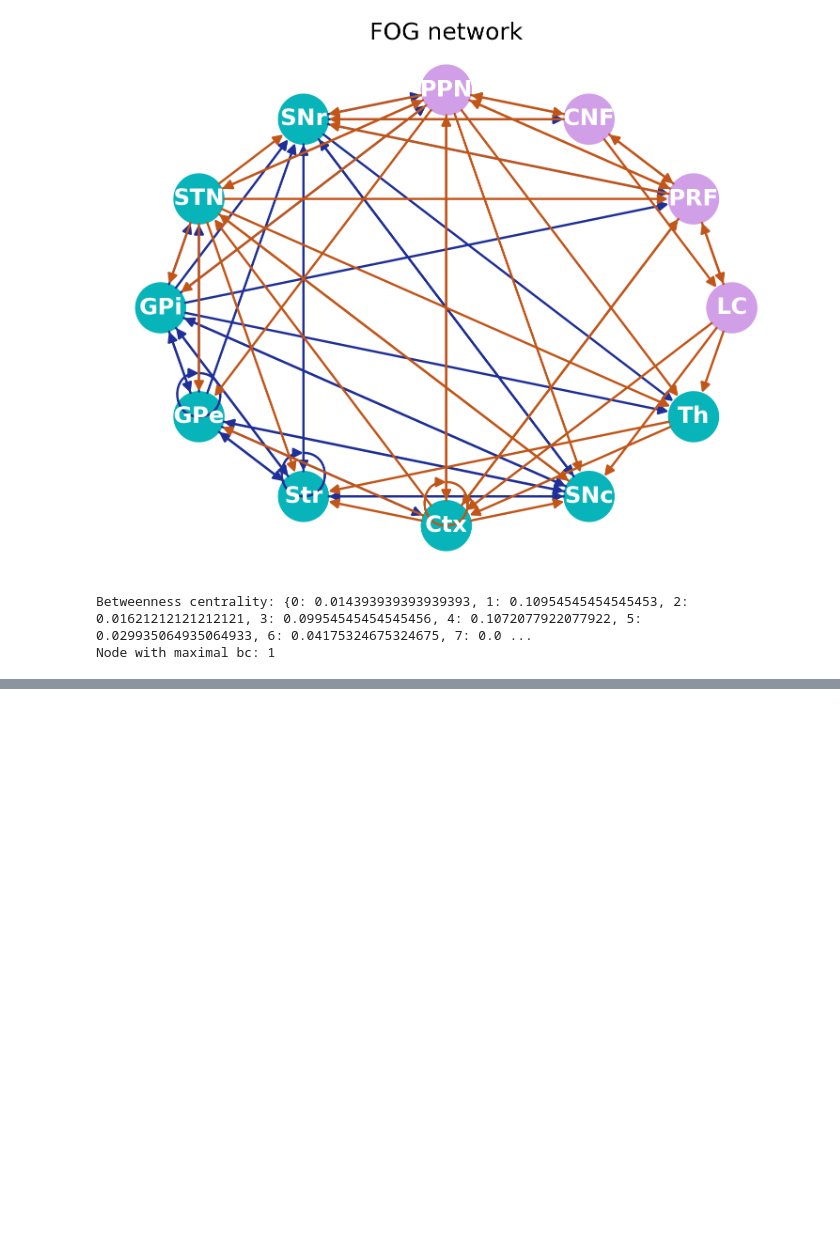
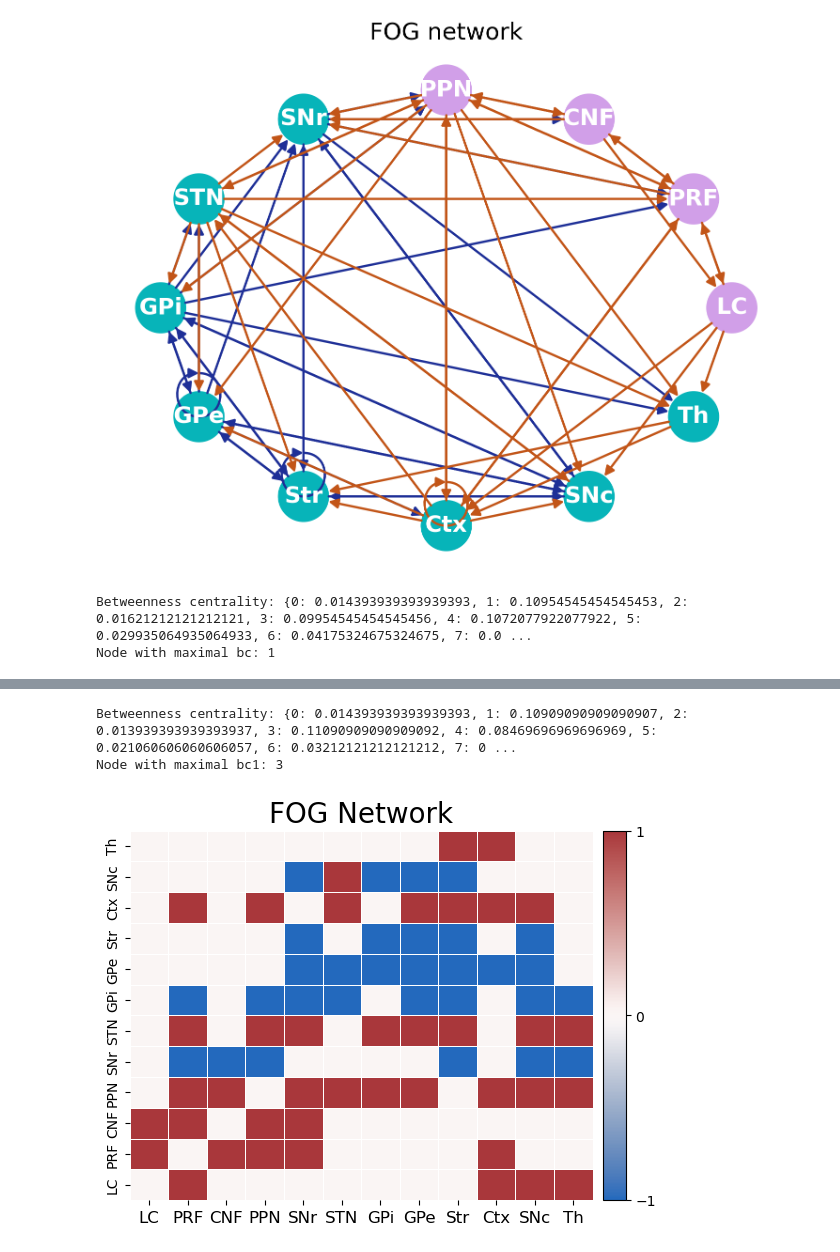
Before and after one commit to Linnea133/schuelerpraktikum, a Jupyter notebook: Graphs.ipynb, the cells around one changed output, grey strips where cells are left out. Saved outputs shown, nothing was run; the diff lists cells and outputs as text; code cells hidden in the pictures; blank space fills up the shorter version.

```diff
--- a/Graphs.ipynb
+++ b/Graphs.ipynb
@@ -88,0 +116,24 @@ Node with maximal bc: 1
+# %%
+bc1 = nx.betweenness_centrality(G1)
+print('Betweenness centrality:', bc1)
+
+inverse_dict = [(value, key) for key, value in bc1.items()]
+max_bc = max(inverse_dict)[1]
+
+print('Node with maximal bc1:', max_bc)
+# %% [output]
+Betweenness centrality: {0: 0.014393939393939393, 1: 0.10909090909090907, 2: 0.013939393939393937, 3: 0.11090909090909092, 4: 0.08469696969696969, 5: 0.021060606060606057, 6: 0.03212121212121212, 7: 0 ...
+Node with maximal bc1: 3
+# %%
+ax = sns.heatmap(A, linewidth=0.5, cmap="vlag", xticklabels=labeldict.values(), yticklabels=labeldict.values(), cbar=False)
+ax.set_xticklabels(labeldict.values(), fontsize=12)
+ax.set(ylim=ax.get_ylim()[::-1])
+ax.set_title('FOG Network', fontsize=20)
+divider = make_axes_locatable(ax)
+cax = divider.append_axes('right', size='5%', pad=0.1)
+cbar= plt.colorbar(ax.collections[0], cax=cax)
+cbar.set_ticks([-1,0,1])
+sns.color_palette("vlag", as_cmap=True)
+plt1.show()
+# %% [output]
+[figure, added]
```
Also changed, not shown: parts of 4 cells of this notebook.
